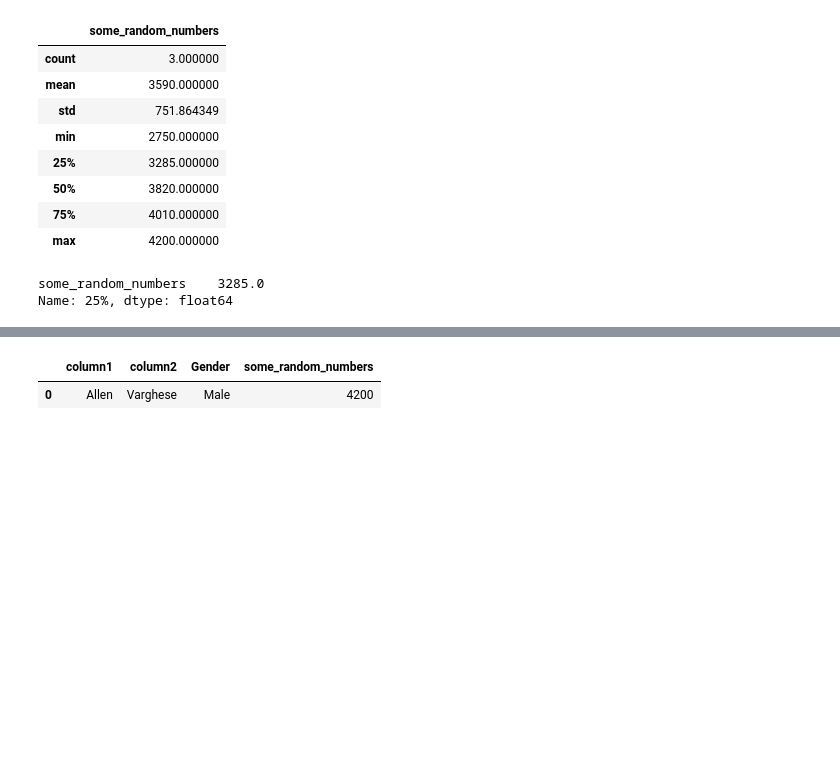
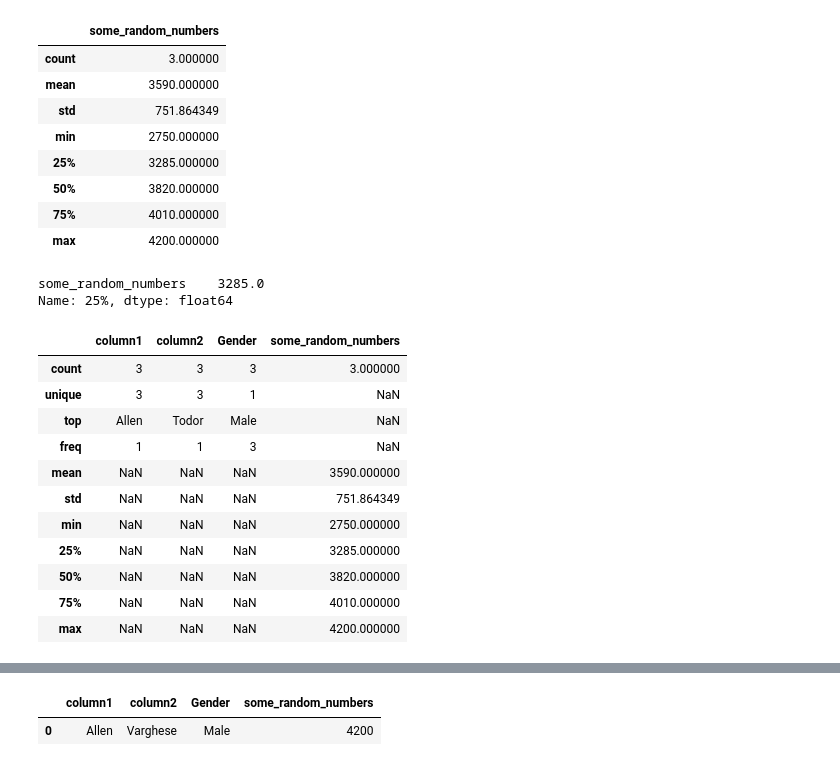
Before and after one commit to allentv/PyDataWorkshops, a Jupyter notebook: Introduction to Pandas/Introduction to Pandas.ipynb, the cells around one changed output, grey strips where cells are left out. Cells and saved outputs as stored; diff of their text form; code cells hidden in the pictures; blank space fills up the shorter version.

```diff
--- a/Introduction to Pandas/Introduction to Pandas.ipynb
+++ b/Introduction to Pandas/Introduction to Pandas.ipynb
@@ -160,3 +160,19 @@ df.describe().loc["25%"]
 # %% [output]
 some_random_numbers    3285.0
 Name: 25%, dtype: float64
+# %%
+# Include all the columns in the summary
+df.describe(include="all")
+# %% [output]
+|  | column1 | column2 | Gender | some_random_numbers |
+| count | 3 | 3 | 3 | 3.000000 |
+| unique | 3 | 3 | 1 | NaN |
+| top | Allen | Todor | Male | NaN |
+| freq | 1 | 1 | 3 | NaN |
+| mean | NaN | NaN | NaN | 3590.000000 |
+| std | NaN | NaN | NaN | 751.864349 |
+| min | NaN | NaN | NaN | 2750.000000 |
+| 25% | NaN | NaN | NaN | 3285.000000 |
+| 50% | NaN | NaN | NaN | 3820.000000 |
+| 75% | NaN | NaN | NaN | 4010.000000 |
+| max | NaN | NaN | NaN | 4200.000000 |
```
Also changed, not shown: parts of 18 cells of this notebook.
